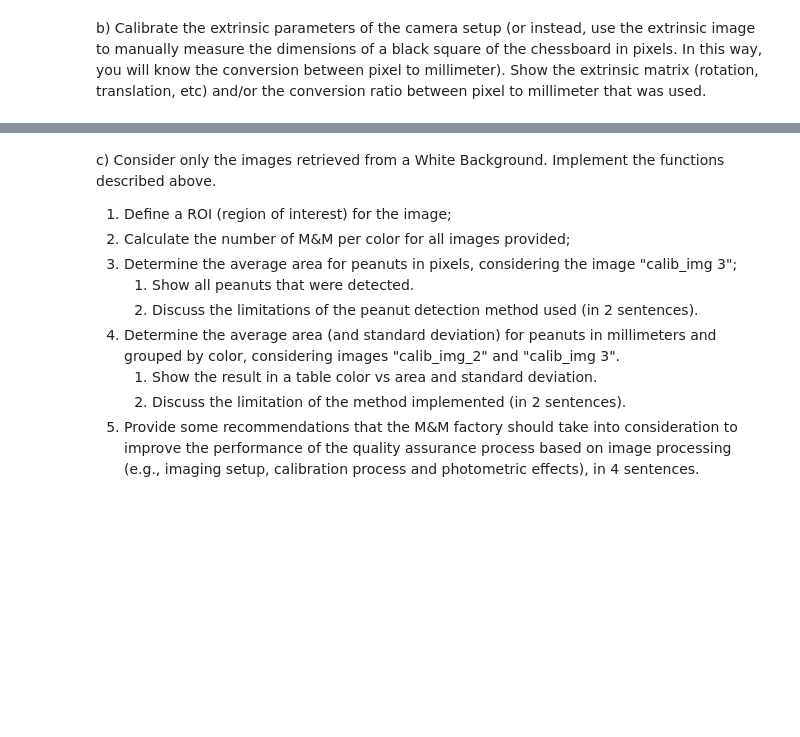
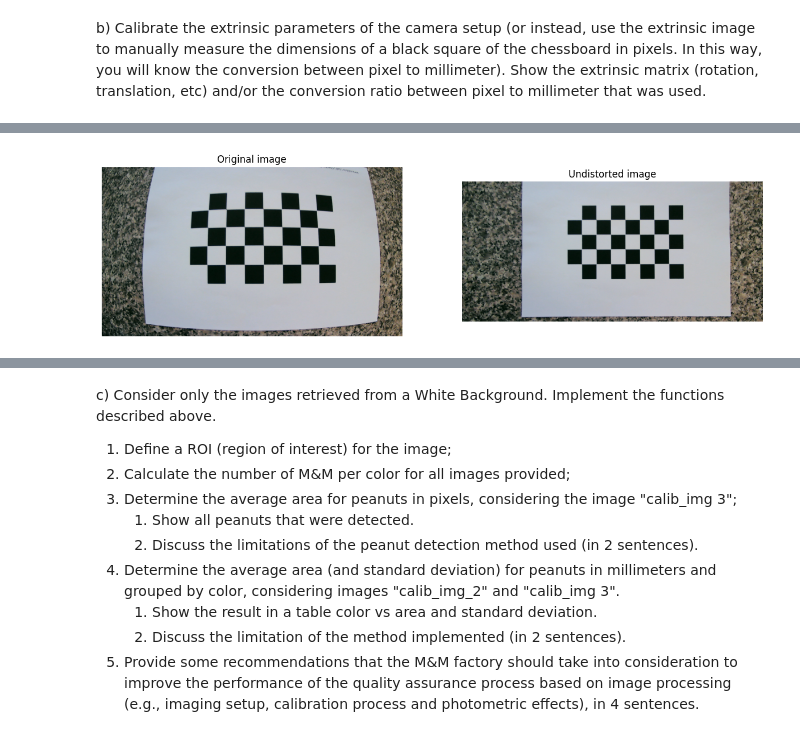
Before and after one commit to nhpf/cv-feup, a Jupyter notebook: assignment_1/main.ipynb, the cells around one changed output, grey strips where cells are left out. Saved outputs shown, nothing was run; the diff lists cells and outputs as text; code cells hidden in the pictures; blank space fills up the shorter version.

```diff
--- a/assignment_1/main.ipynb
+++ b/assignment_1/main.ipynb
@@ -123,0 +119,83 @@ Each millimiter has 0.1528 pixels.
+# %%
+# Function that will help us here and in the questions below
+def undistort_and_get_roi(K, D, fname, apply_paper_roi=True):
+    img = cv2.imread(fname)
+
+    # Obtain matrix that will allow us to undistort the images captured by the camera
+    h, w = img.shape[:2]
+    new_camera_mtx, roi = cv2.getOptimalNewCameraMatrix(K, D, (w, h), 1, (w, h))
+
+    # mapx, mapy are the correction factors that will be applied in each image to eliminate distortion
+    mapx, mapy = cv2.initUndistortRectifyMap(mtx, dist, None, new_camera_mtx, (w, h), 5)
+
+    # Returns the undistorted image
+    corr = cv2.remap(img, mapx, mapy, cv2.INTER_LINEAR)
+
+    # Limit the image according to undistorted area of interested
+    x, y, w, h = roi
+    corr = corr[y : y + h, x : x + w]
+
+    # ROI manually obtained in GIMP - limit image to white paper sheet
+    if apply_paper_roi:
+        corr = corr[0 : 0 + 760, 250 : 250 + 1120]
+
+    return corr
+
+
+# Calculate size of each square in pixels
+def get_square_size_in_px():
+    original_img = cv2.imread("./WhiteBackground/extrinsic.png")
+    undistorted_img = undistort_and_get_roi(
+        mtx, dist, "./WhiteBackground/extrinsic.png", apply_paper_roi=False
+    )
+
+    # Display images using plt
+    plt.figure(figsize=(15, 15))
+    plt.subplot(121)
+    plt.imshow(cv2.cvtColor(original_img, cv2.COLOR_BGR2RGB))
+    plt.title("Original image")
+    plt.axis("off")
+    plt.subplot(122)
+    plt.imshow(cv2.cvtColor(undistorted_img, cv2.COLOR_BGR2RGB))
+    plt.title("Undistorted image")
+    plt.axis("off")
+    plt.show()
+
+    # Convert undistorted image to grayscale for corner detection
+    gray_img = cv2.cvtColor(undistorted_img, cv2.COLOR_BGR2GRAY)
+
+    # Find the chessboard corners
+    chessboard_w, chessboard_h = 7, 4
+    _, corners = cv2.findChessboardCorners(gray_img, (chessboard_w, chessboard_h), None)
+
+    # Adjust position of corners according to precision criteria previously indicated
+    corners = cv2.cornerSubPix(gray_img, corners, (11, 11), (-1, -1), criteria)
+
+    # List to store the euclidean distance between each pair of points
+    distances = []
+
+    # Iterate through the detected chessboard corners
+    corner_mtx = corners.reshape(chessboard_h, chessboard_w, -1)
+    for row in corner_mtx:
+        for corner_l, corner_r in zip(row, row[1:]):
+            # Add distance between neighboring corners to the list
+            distances.append(np.linalg.norm(corner_r - corner_l))
+
+    # Return average square size in pixels
+    return sum(distances) / len(distances)
+
+
+square_size_px = get_square_size_in_px()
+
+# Use square_size = 22mm by inspecting the calibration images
+square_size_mm = 22
+
+px_mm_ratio = square_size_px / square_size_mm
+print(f"Each millimiter has {px_mm_ratio:.4f} pixels.")
+
+# Print the extrinsic matrix
+np.set_printoptions(precision=3, suppress=True)
+print("\nExtrinsic Matrix = ")
+print("\t" + str((square_size_mm / square_size_px) * mtx).replace("\n", "\n\t"))
+# %% [output]
+[figure, added]
```
Also changed, not shown: parts of 4 cells of this notebook, 1 other file.
